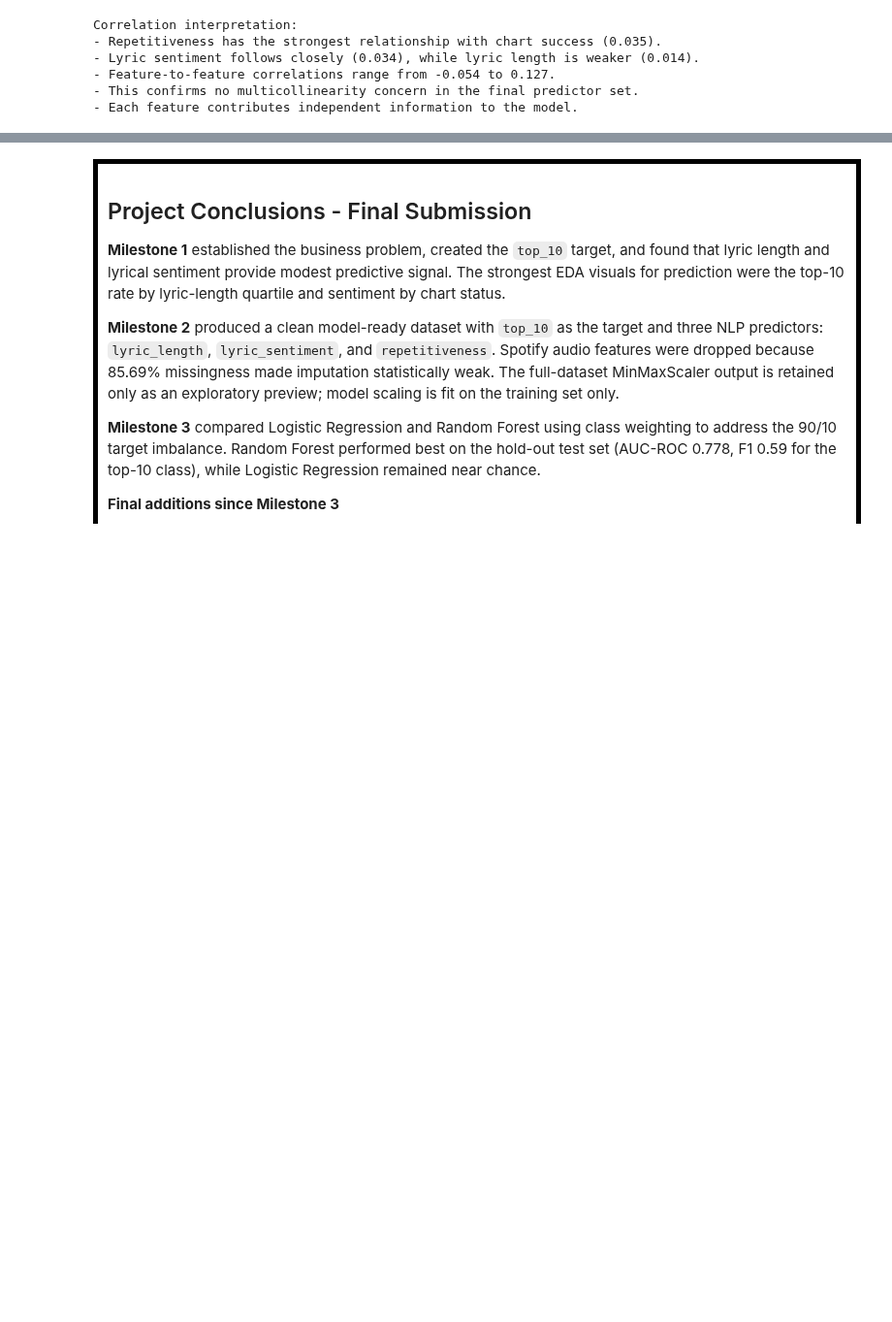
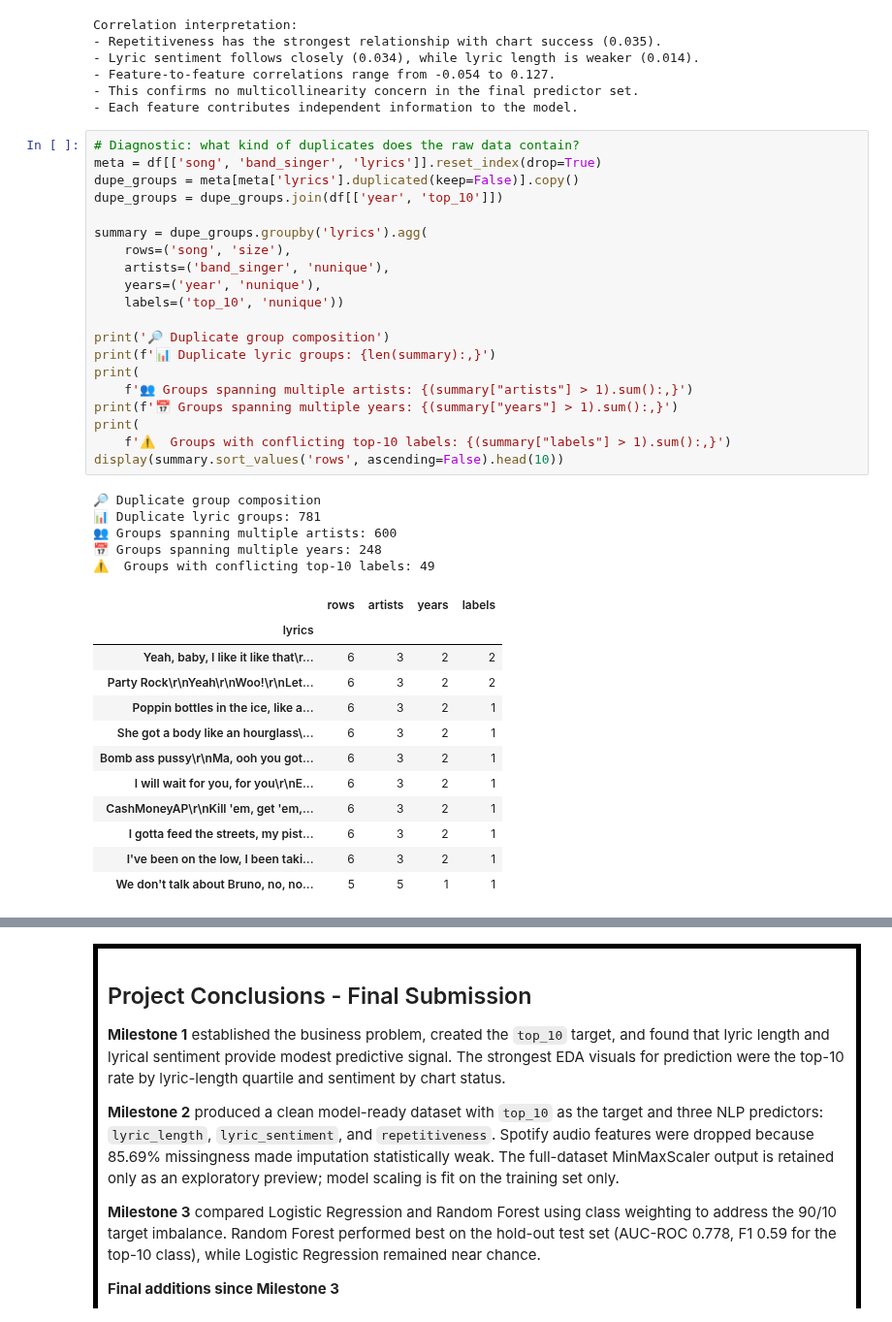
Before and after one commit to TTHollis/DataSciencePortfolio, a Jupyter notebook: projects/BillboardHitPrediction/billboard_hit_prediction_final.ipynb, the cells around one changed output, grey strips where cells are left out. Shown at 97% size. Cells and saved outputs as stored; diff of their text form; blank space fills up the shorter version.

```diff
--- a/projects/BillboardHitPrediction/billboard_hit_prediction_final.ipynb
+++ b/projects/BillboardHitPrediction/billboard_hit_prediction_final.ipynb
@@ -502,3 +502,41 @@ Correlation interpretation:
 - Feature-to-feature correlations range from -0.054 to 0.127.
 - This confirms no multicollinearity concern in the final predictor set.
 - Each feature contributes independent information to the model.
+# %%
+# Diagnostic: what kind of duplicates does the raw data contain?
+meta = df[['song', 'band_singer', 'lyrics']].reset_index(drop=True)
+dupe_groups = meta[meta['lyrics'].duplicated(keep=False)].copy()
+dupe_groups = dupe_groups.join(df[['year', 'top_10']])
+
+summary = dupe_groups.groupby('lyrics').agg(
+    rows=('song', 'size'),
+    artists=('band_singer', 'nunique'),
+    years=('year', 'nunique'),
+    labels=('top_10', 'nunique'))
+
+print('🔎 Duplicate group composition')
+print(f'📊 Duplicate lyric groups: {len(summary):,}')
+print(
+    f'👥 Groups spanning multiple artists: {(summary["artists"] > 1).sum():,}')
+print(f'📅 Groups spanning multiple years: {(summary["years"] > 1).sum():,}')
+print(
+    f'⚠️  Groups with conflicting top-10 labels: {(summary["labels"] > 1).sum():,}')
+display(summary.sort_values('rows', ascending=False).head(10))
+# %% [output]
+🔎 Duplicate group composition
+📊 Duplicate lyric groups: 781
+👥 Groups spanning multiple artists: 600
+📅 Groups spanning multiple years: 248
+⚠️  Groups with conflicting top-10 labels: 49
+|  | rows | artists | years | labels |
+| lyrics |  |  |  |  |
+| Yeah, baby, I like it like that\r... | 6 | 3 | 2 | 2 |
+| Party Rock\r\nYeah\r\nWoo!\r\nLet... | 6 | 3 | 2 | 2 |
+| Poppin bottles in the ice, like a... | 6 | 3 | 2 | 1 |
+| She got a body like an hourglass\... | 6 | 3 | 2 | 1 |
+| Bomb ass pussy\r\nMa, ooh you got... | 6 | 3 | 2 | 1 |
+| I will wait for you, for you\r\nE... | 6 | 3 | 2 | 1 |
+| CashMoneyAP\r\nKill 'em, get 'em,... | 6 | 3 | 2 | 1 |
+| I gotta feed the streets, my pist... | 6 | 3 | 2 | 1 |
+| I've been on the low, I been taki... | 6 | 3 | 2 | 1 |
+| We don't talk about Bruno, no, no... | 5 | 5 | 1 | 1 |
```
Also changed, not shown: parts of 20 cells of this notebook, 5 other files.
